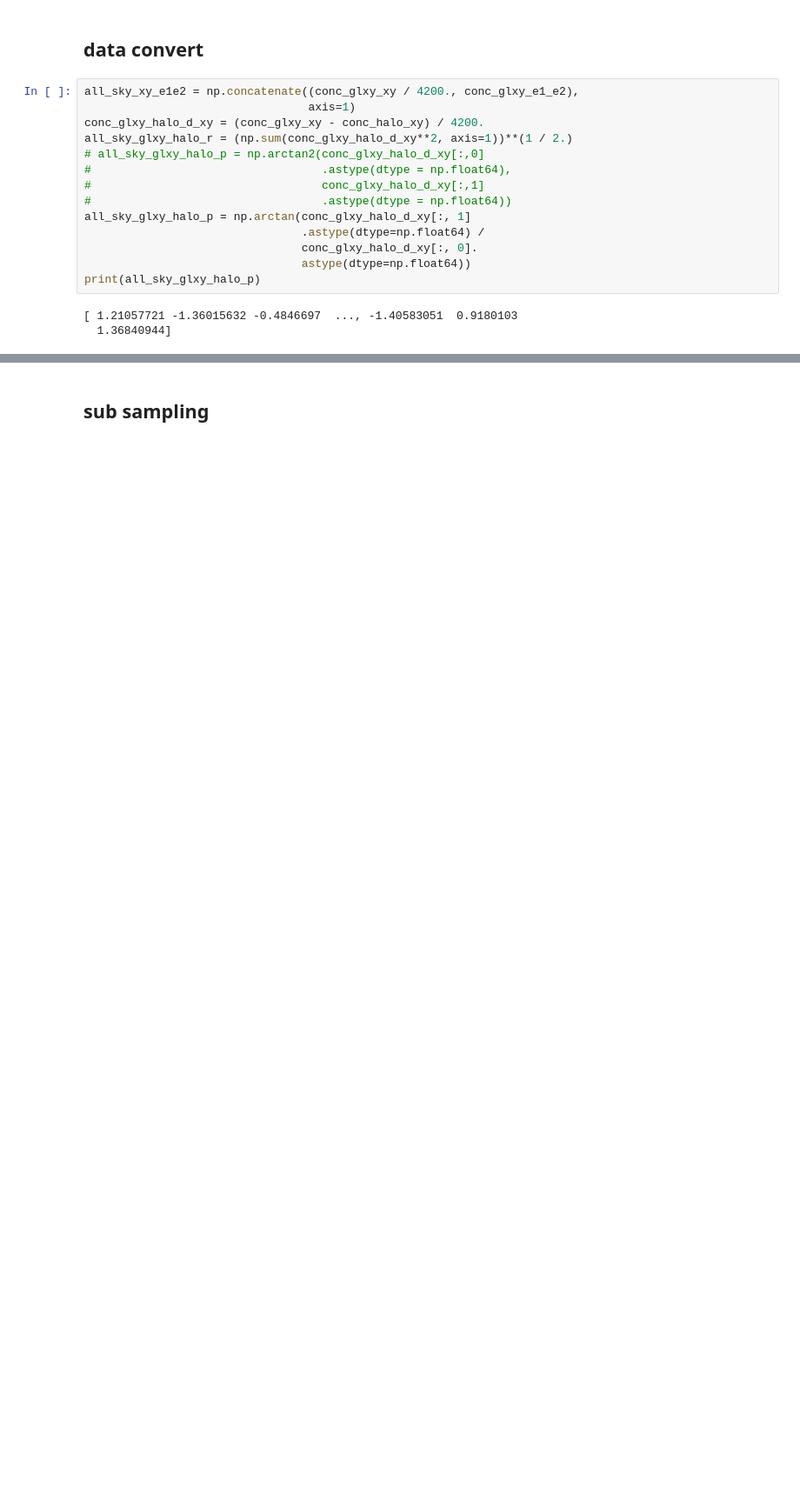
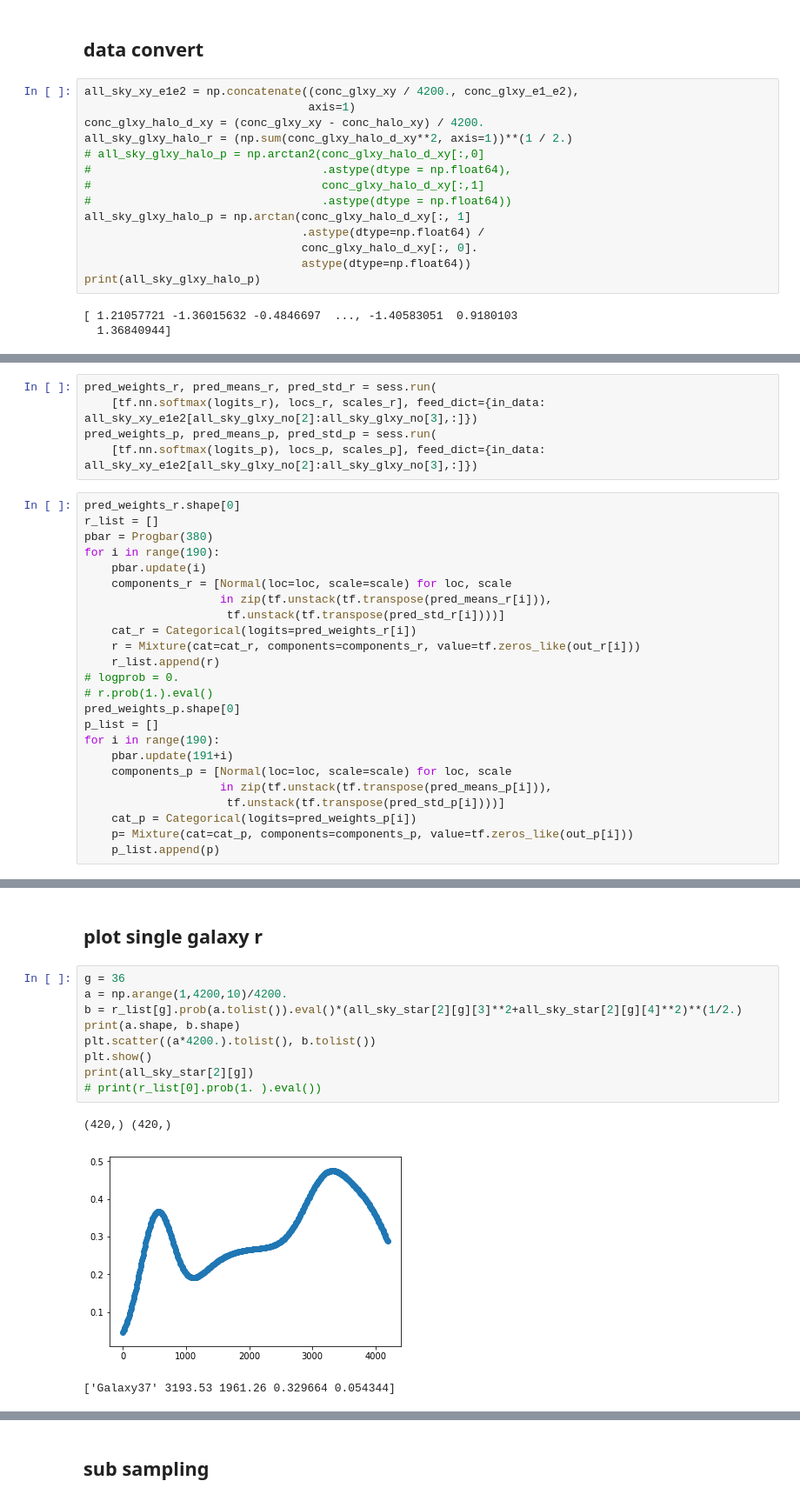
Before and after one commit to HTplex/probp.finalproject, a Jupyter notebook: 2.3-H.ipynb, the cells around one changed output, grey strips where cells are left out. Shown at 87% size. Cells and saved outputs as stored; diff of their text form; blank space fills up the shorter version.

```diff
--- a/2.3-H.ipynb
+++ b/2.3-H.ipynb
@@ -393,0 +467,29 @@ print(all_sky_glxy_halo_p)
+# %%
+pred_weights_r, pred_means_r, pred_std_r = sess.run(
+    [tf.nn.softmax(logits_r), locs_r, scales_r], feed_dict={in_data: all_sky_xy_e1e2[all_sky_glxy_no[2]:all_sky_glxy_no[3],:]})
+pred_weights_p, pred_means_p, pred_std_p = sess.run(
+    [tf.nn.softmax(logits_p), locs_p, scales_p], feed_dict={in_data: all_sky_xy_e1e2[all_sky_glxy_no[2]:all_sky_glxy_no[3],:]})
+# %%
+pred_weights_r.shape[0]
+r_list = []
+pbar = Progbar(380)
+for i in range(190):
+    pbar.update(i)
+    components_r = [Normal(loc=loc, scale=scale) for loc, scale
+                    in zip(tf.unstack(tf.transpose(pred_means_r[i])),
+                     tf.unstack(tf.transpose(pred_std_r[i])))]
+    cat_r = Categorical(logits=pred_weights_r[i])
+    r = Mixture(cat=cat_r, components=components_r, value=tf.zeros_like(out_r[i]))
+    r_list.append(r)
+# logprob = 0.
+# r.prob(1.).eval()
+pred_weights_p.shape[0]
+p_list = []
+for i in range(190):
+    pbar.update(191+i)
+    components_p = [Normal(loc=loc, scale=scale) for loc, scale
+                    in zip(tf.unstack(tf.transpose(pred_means_p[i])),
+                     tf.unstack(tf.transpose(pred_std_p[i])))]
+    cat_p = Categorical(logits=pred_weights_p[i])
+    p= Mixture(cat=cat_p, components=components_p, value=tf.zeros_like(out_p[i]))
+    p_list.append(p)
@@ -393,0 +498,15 @@ print(all_sky_glxy_halo_p)
+# %% [markdown]
+## plot single galaxy r
+# %%
+g = 36
+a = np.arange(1,4200,10)/4200.
+b = r_list[g].prob(a.tolist()).eval()*(all_sky_star[2][g][3]**2+all_sky_star[2][g][4]**2)**(1/2.)
+print(a.shape, b.shape)
+plt.scatter((a*4200.).tolist(), b.tolist())
+plt.show()
+print(all_sky_star[2][g])
+# print(r_list[0].prob(1. ).eval())
+# %% [output]
+(420,) (420,)
+[figure, added]
+['Galaxy37' 3193.53 1961.26 0.329664 0.054344]
```
Also changed, not shown: parts of 19 cells of this notebook.
